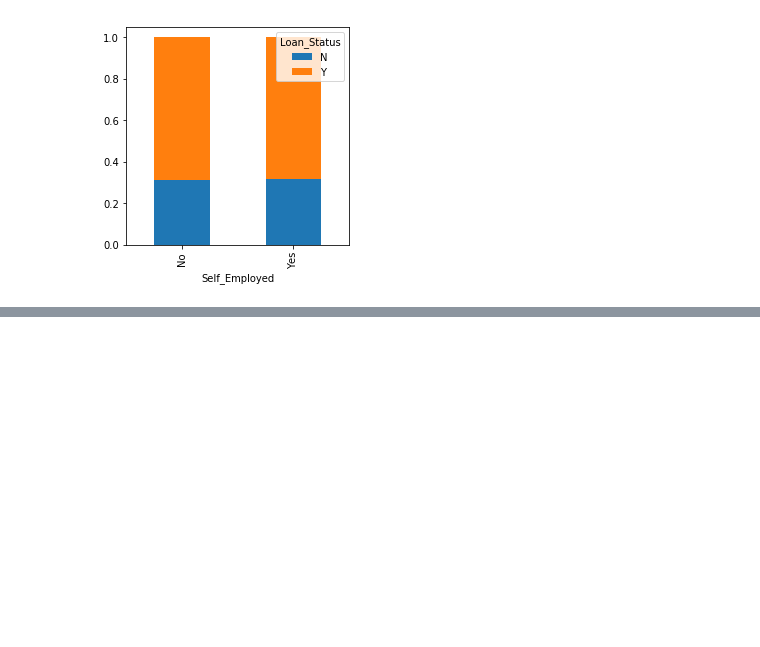
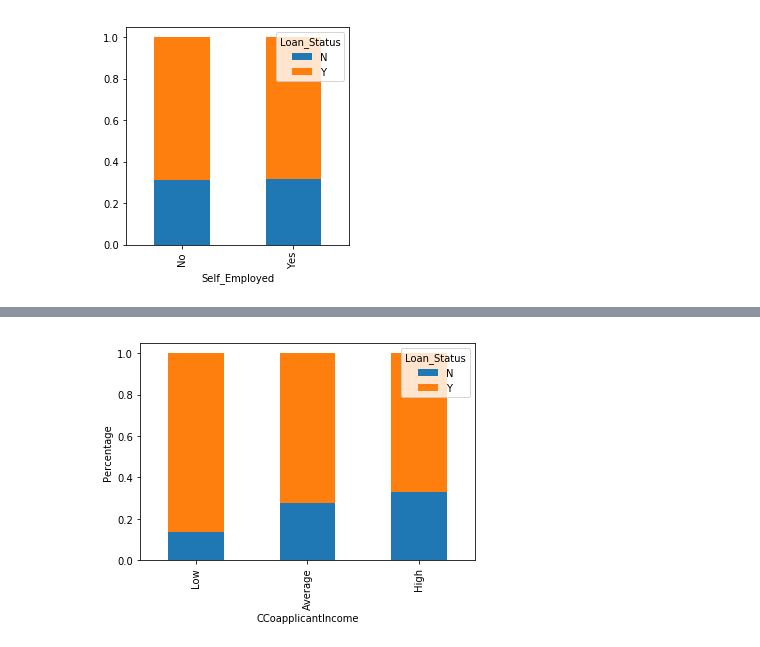
Before and after one commit to ElissandroMendes/loan-prediction, a Jupyter notebook: loan-prediction.ipynb, the cells around one changed output, grey strips where cells are left out. Cells and saved outputs as stored; diff of their text form; code cells hidden in the pictures; blank space fills up the shorter version.

```diff
--- a/loan-prediction.ipynb
+++ b/loan-prediction.ipynb
@@ -189,0 +220,13 @@ Self_Employed.div(Self_Employed.sum(1).astype(float), axis=0).plot(kind="bar", s
+# %%
+bins=[0,1000,3000,42000]
+group=['Low', 'Average', 'High']
+
+train['Coapplicant_Income_Bin']=pd.cut(train['CoapplicantIncome'], bins, labels=group)
+
+Coapplicant_Income_Bin=pd.crosstab(train['Coapplicant_Income_Bin'], train['Loan_Status'])
+Coapplicant_Income_Bin.div(Coapplicant_Income_Bin.sum(1).astype(float), axis=0).plot(kind="bar", stacked=True)
+
+plt.xlabel('CCoapplicantIncome')
+_ = plt.ylabel('Percentage')
+# %% [output]
+[figure, added]
```
Also changed, not shown: parts of 8 cells of this notebook.
